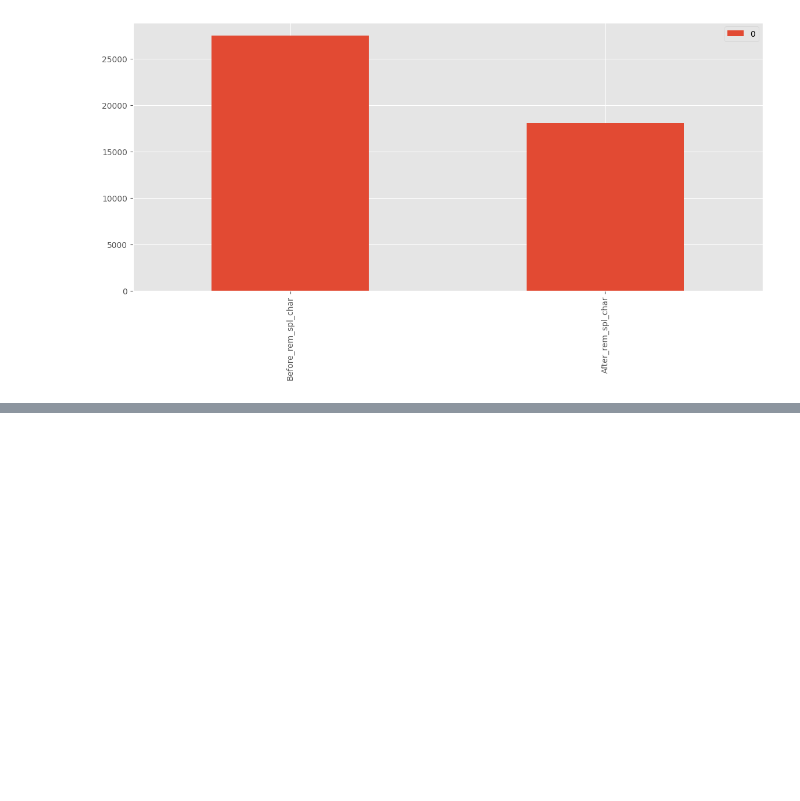
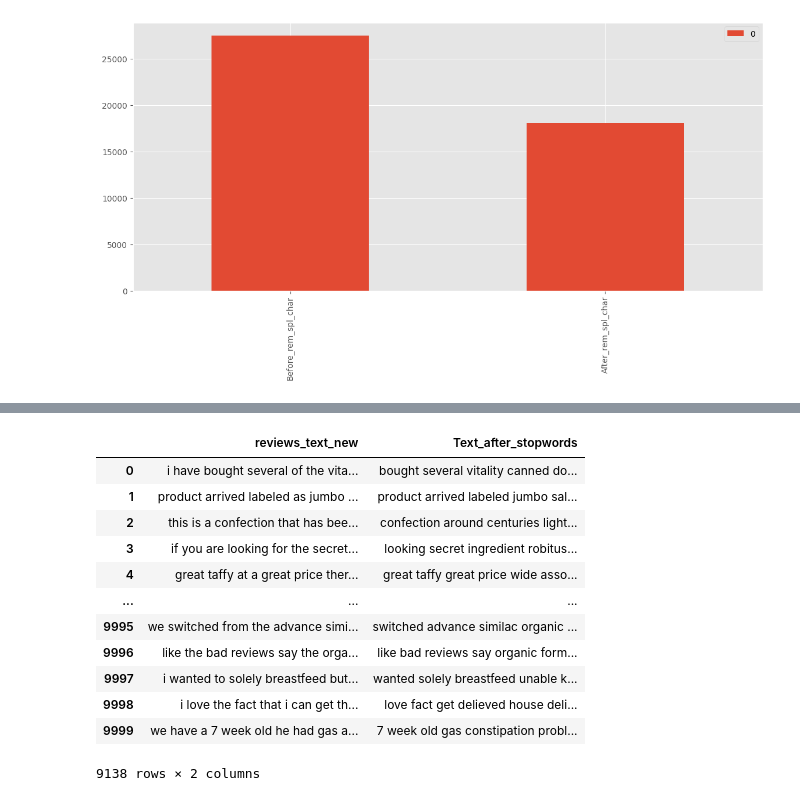
Before and after one commit to techsidh/Amazon-reviews-sentiment-analysis, a Jupyter notebook: Amazon_Review.ipynb, the cells around one changed output, grey strips where cells are left out. Cells and saved outputs as stored; diff of their text form; code cells hidden in the pictures; blank space fills up the shorter version.

```diff
--- a/Amazon_Review.ipynb
+++ b/Amazon_Review.ipynb
@@ -303,0 +312,4 @@ df.plot(kind = 'bar')
+# %%
+noise_words = []
+eng_stopword = stopwords.words('english')
+eng_stopword
@@ -303,0 +334,19 @@ df.plot(kind = 'bar')
+# %%
+stop_word = set(eng_stopword)
+without_stopwords = []
+stopword = []
+
+sentence = amazon_reviews['reviews_text_new'][0]
+word = nltk.word_tokenize(sentence)
+
+for item in word:
+  if item in stop_word:
+    stopword.append(item)
+  else:
+    without_stopwords.append(item)
+
+
+print('-- Original Sentence --\n', sentence)
+print('-- Word Tokenize --\n', word)
+print('\n-- Stopwords in the sentence --\n', stopword)
+print('\n-- Non-stopwords in the sentence --\n', without_stopwords)
@@ -303,0 +364,21 @@ df.plot(kind = 'bar')
+# %%
+def remove_stop_words(text):
+  text1 = [word.lower() for word in text.split() if word.lower() not in eng_stopword]
+  return " ".join(text1)
+# %%
+amazon_reviews['Text_after_stopwords'] = amazon_reviews['reviews_text_new'].apply(remove_stop_words)
+amazon_reviews[['reviews_text_new','Text_after_stopwords'] ]
+# %% [output]
+|  | reviews_text_new | Text_after_stopwords |
+| 0 | i have bought several of the vita... | bought several vitality canned do... |
+| 1 | product arrived labeled as jumbo ... | product arrived labeled jumbo sal... |
+| 2 | this is a confection that has bee... | confection around centuries light... |
+| 3 | if you are looking for the secret... | looking secret ingredient robitus... |
+| 4 | great taffy at a great price ther... | great taffy great price wide asso... |
+| ... | ... | ... |
+| 9995 | we switched from the advance simi... | switched advance similac organic ... |
+| 9996 | like the bad reviews say the orga... | like bad reviews say organic form... |
+| 9997 | i wanted to solely breastfeed but... | wanted solely breastfeed unable k... |
+| 9998 | i love the fact that i can get th... | love fact get delieved house deli... |
+| 9999 | we have a 7 week old he had gas a... | 7 week old gas constipation probl... |
+9138 rows × 2 columns
```
Also changed, not shown: parts of 14 cells of this notebook.
